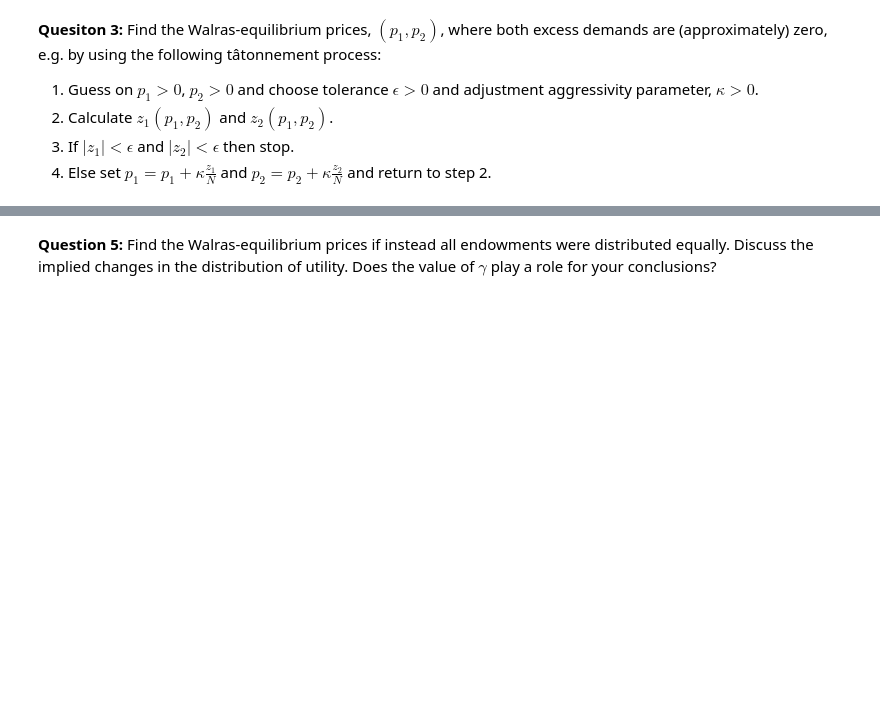
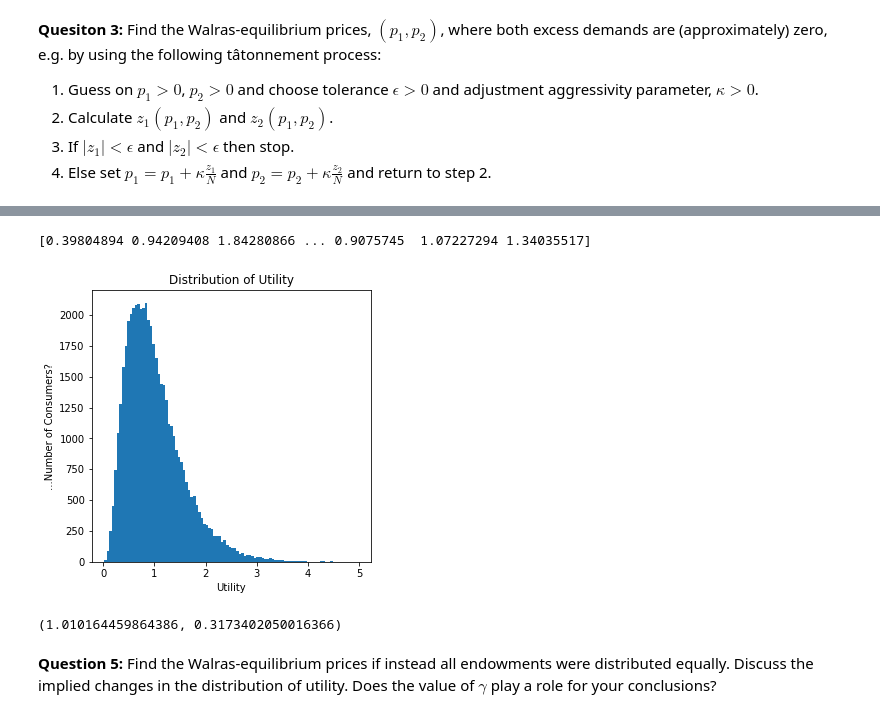
Before and after one commit to NumEconCopenhagen/projects-2019-tba, a Jupyter notebook: examproject/examproject/exam_2019_B.ipynb, the cells around one changed output, grey strips where cells are left out. Drawn from its saved outputs; the diff is of its cells as text; code cells hidden in the pictures; blank space fills up the shorter version.

```diff
--- a/examproject/examproject/exam_2019_B.ipynb
+++ b/examproject/examproject/exam_2019_B.ipynb
@@ -437,7 +390,0 @@ def equilibrium_EE(betas,p1,p2,e1,e2,e3,kappa=0.8,eps=1e-8,maxiter=1000):
-# %%
-# call find equilibrium function
-p1 = 1.4
-p2 = 1
-kappa = 0.8
-eps = 1e-8
-p1 = equilibrium_EE(betas,p1,p2,e1,e2,e3,kappa=kappa,eps=eps)
@@ -478,0 +464,7 @@ print(Z1,Z2,Z3)
+# %%
+# call find equilibrium function
+p1 = 0.5
+p2 = 0.5
+kappa = 0.8
+eps = 1e-8
+p1, p2 = equilibrium_EE(betas,p1,p2,e1,e2,e3,kappa=kappa,eps=eps)
@@ -479,2 +525,33 @@ print(Z1,Z2,Z3)
+# %%
+def utlity_func_EE(beta1,beta2,beta3,p1,p2,e1,e2,e3,gamma):
+    I = p1*e1 + p2*e2 + e3
+    return (((beta1*(I/p1))**beta1)*((beta2*(I/p2))**beta2)*((beta3*I)**beta3))**gamma
+# %%
+#vector of utility dependent on es
+utility_vec_EE = utlity_func_EE(beta1,beta2,beta3,p1,p2,e1,e2,e3,gamma)
+
+print(utility_vec_EE)
+# %% [output]
+[0.39804894 0.94209408 1.84280866 ... 0.9075745  1.07227294 1.34035517]
+# %%
+fig_distr_utility = plt.figure(figsize=(5,5))
+
+plt.hist(utility_vec_EE, bins=100) #100 bins means grouping into 100 sections between 0 and 1
+plt.title("Distribution of Utility")
+plt.xlabel("Utility")
+plt.ylabel("...Number of Consumers?")
+plt.show()
+# %% [output]
+[figure, added]
+# %%
+#mean
+mean = np.mean(utility_vec_EE)
+
+#variance
+var = np.var(utility_vec_EE)
+
+mean, var
+# %% [output]
+(1.010164459864386, 0.3173402050016366)
 # %% [markdown]
 **Question 5:** Find the Walras-equilibrium prices if instead all endowments were distributed equally. Discuss the implied changes in the distribution of utility. Does the value of $\gamma$ play a role for your conclusions?
```
Also changed, not shown: parts of 28 cells of this notebook.
